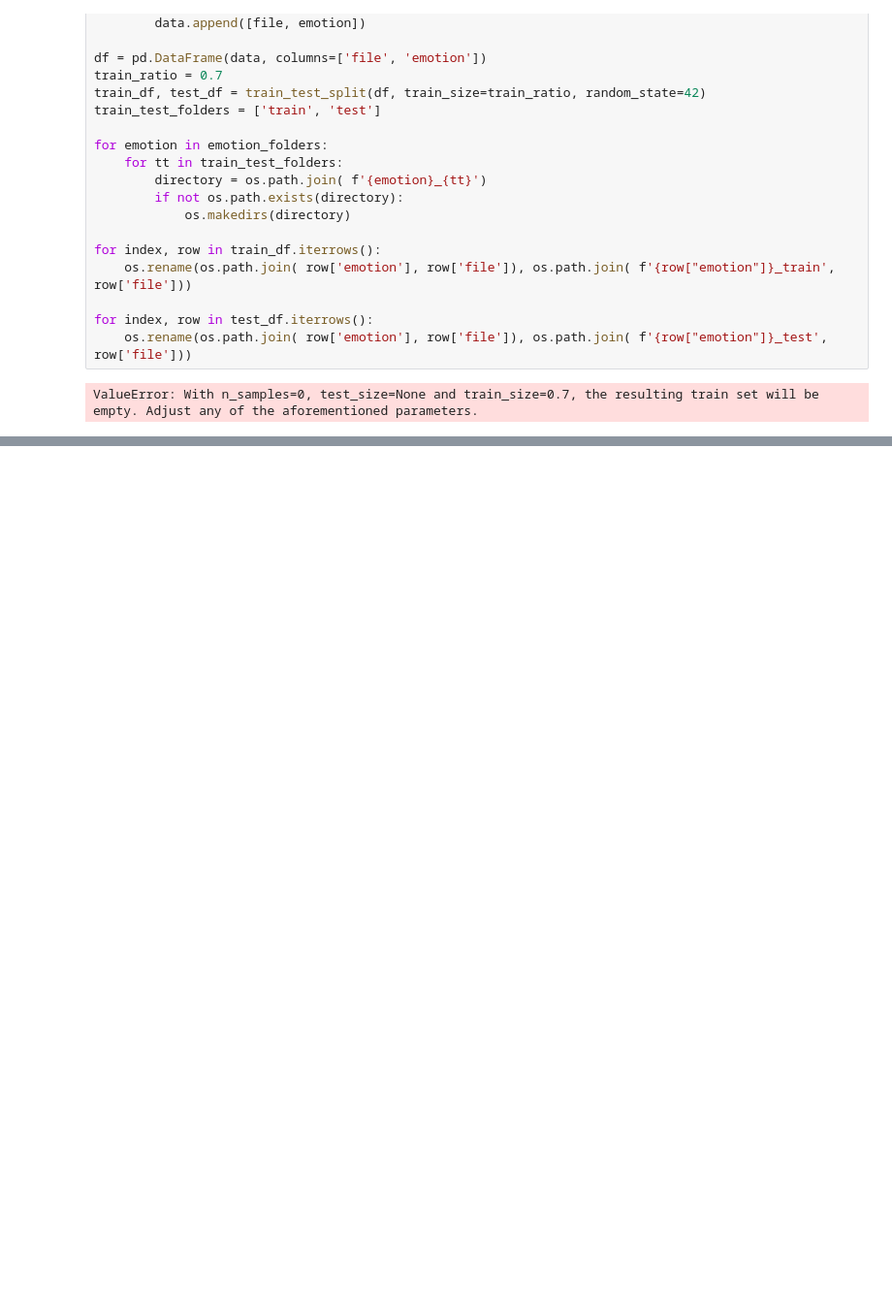
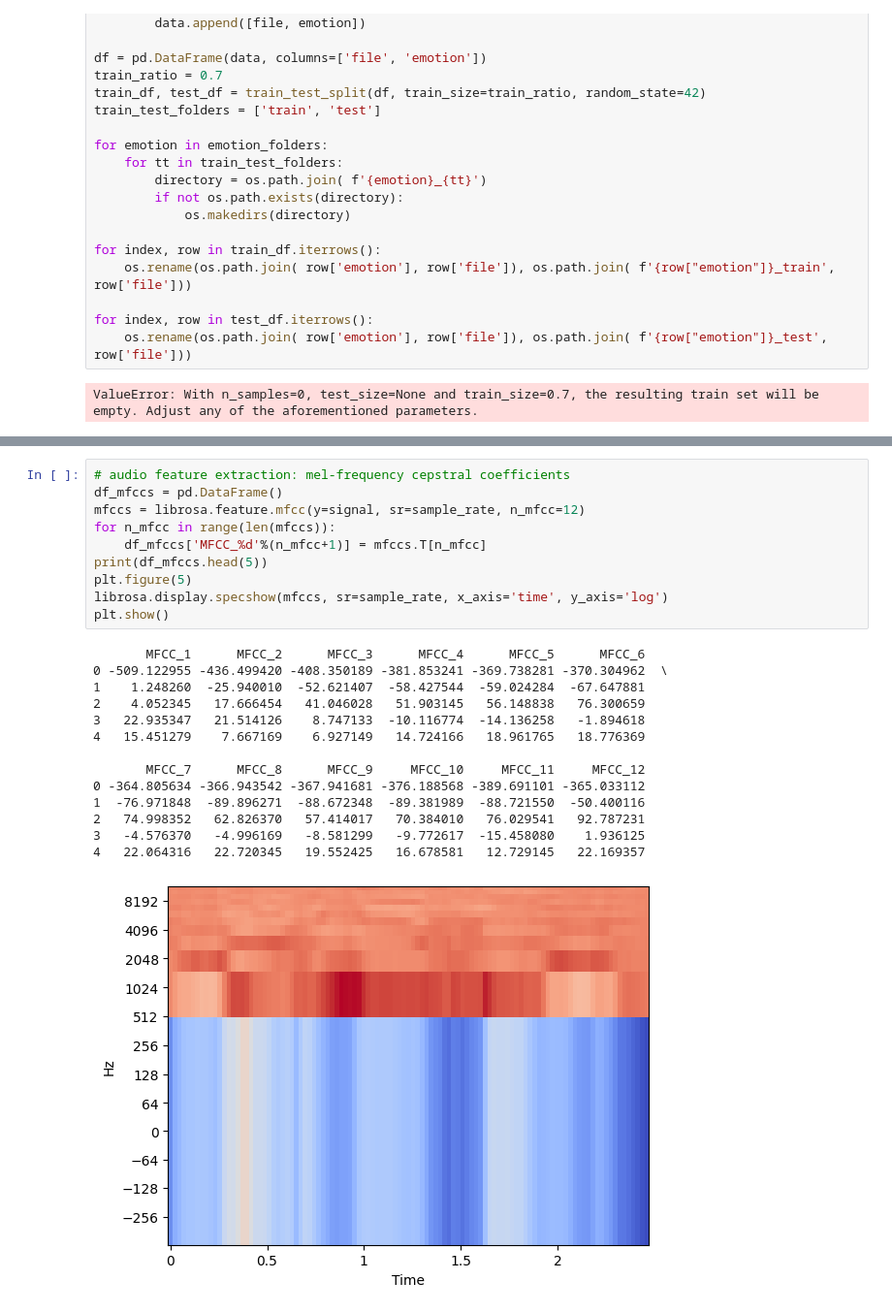
Before and after one commit to AlanWang611/Assignment-3, a Jupyter notebook: Assignment3.ipynb, the cells around one changed output, grey strips where cells are left out. Shown: that part at 97% size. Saved outputs shown, nothing was run; the diff lists cells and outputs as text; blank space fills up the shorter version.

```diff
--- a/Assignment3.ipynb
+++ b/Assignment3.ipynb
@@ -46,0 +114,25 @@ SystemError: initialization of _internal failed without raising an exception
+# %%
+# audio feature extraction: mel-frequency cepstral coefficients
+df_mfccs = pd.DataFrame()
+mfccs = librosa.feature.mfcc(y=signal, sr=sample_rate, n_mfcc=12)
+for n_mfcc in range(len(mfccs)):
+    df_mfccs['MFCC_%d'%(n_mfcc+1)] = mfccs.T[n_mfcc]
+print(df_mfccs.head(5))
+plt.figure(5)
+librosa.display.specshow(mfccs, sr=sample_rate, x_axis='time', y_axis='log')
+plt.show()
+# %% [output]
+       MFCC_1      MFCC_2      MFCC_3      MFCC_4      MFCC_5      MFCC_6
+0 -509.122955 -436.499420 -408.350189 -381.853241 -369.738281 -370.304962  \
+1    1.248260  -25.940010  -52.621407  -58.427544  -59.024284  -67.647881
+2    4.052345   17.666454   41.046028   51.903145   56.148838   76.300659
+3   22.935347   21.514126    8.747133  -10.116774  -14.136258   -1.894618
+4   15.451279    7.667169    6.927149   14.724166   18.961765   18.776369
+
+       MFCC_7      MFCC_8      MFCC_9     MFCC_10     MFCC_11     MFCC_12
+0 -364.805634 -366.943542 -367.941681 -376.188568 -389.691101 -365.033112
+1  -76.971848  -89.896271  -88.672348  -89.381989  -88.721550  -50.400116
+2   74.998352   62.826370   57.414017   70.384010   76.029541   92.787231
+3   -4.576370   -4.996169   -8.581299   -9.772617  -15.458080    1.936125
+4   22.064316   22.720345   19.552425   16.678581   12.729145   22.169357
+[figure, added]
```
Also changed, not shown: parts of 26 cells of this notebook, 1 other file.
